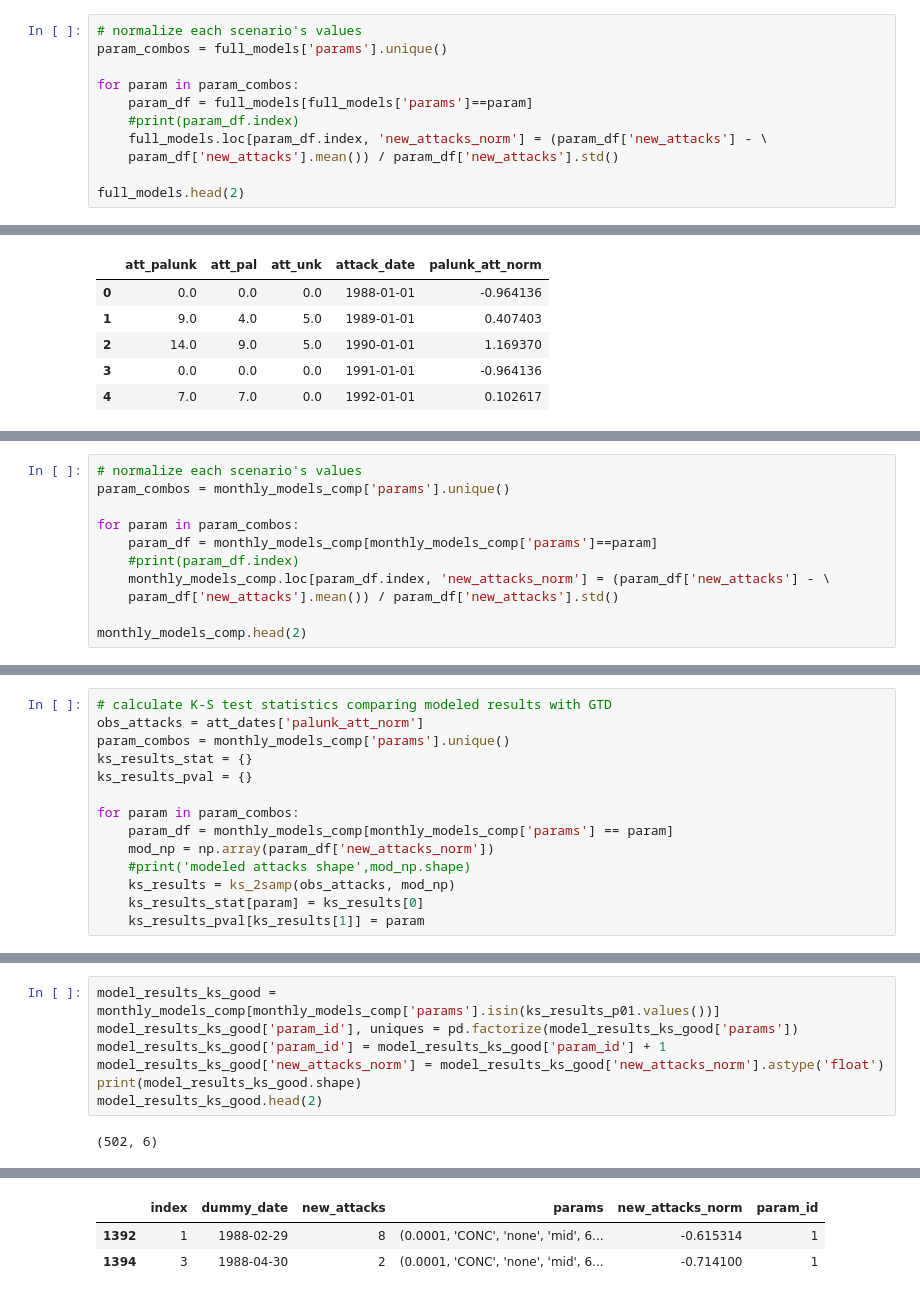
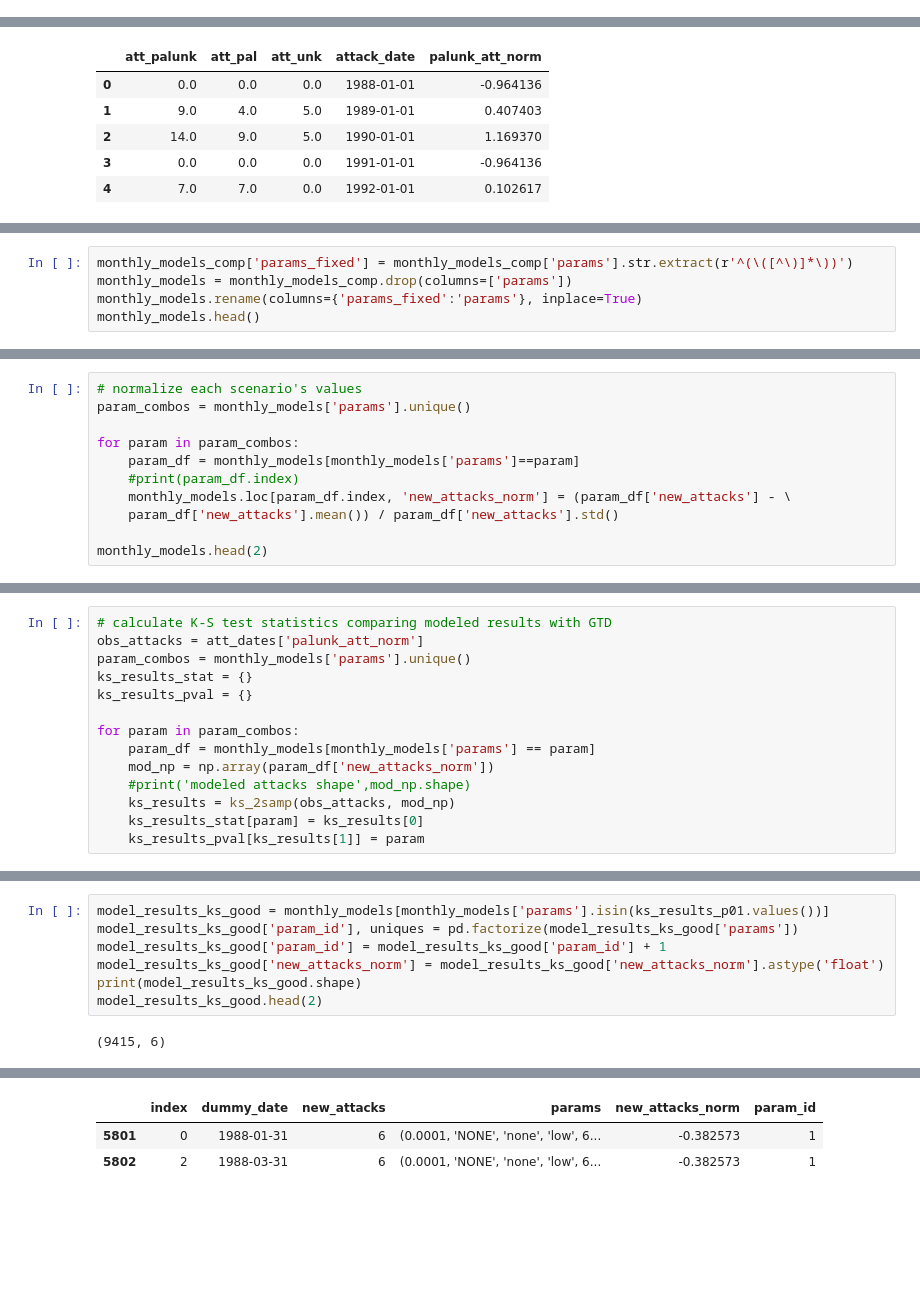
Before and after one commit to natalie-ayers/scientific-computing-counterterrorism-modeling, a Jupyter notebook: compare_model_and_real_dists.ipynb, the cells around one changed output, grey strips where cells are left out. Drawn from its saved outputs; the diff is of its cells as text; blank space fills up the shorter version.

```diff
--- a/compare_model_and_real_dists.ipynb
+++ b/compare_model_and_real_dists.ipynb
@@ -221,14 +219,3 @@ full_models.head()
-# %%
-# normalize each scenario's values
-param_combos = full_models['params'].unique()
-
-for param in param_combos:
-    param_df = full_models[full_models['params']==param]
-    #print(param_df.index)
-    full_models.loc[param_df.index, 'new_attacks_norm'] = (param_df['new_attacks'] - \
-    param_df['new_attacks'].mean()) / param_df['new_attacks'].std()
-
-full_models.head(2)
 # %%
 # normalize GTD attack counts
 att_dates['palunk_att_norm'] = (att_dates['att_palunk'] - \
@@ -266,0 +257,5 @@ monthly_models_comp.head()
+# %%
+monthly_models_comp['params_fixed'] = monthly_models_comp['params'].str.extract(r'^(\([^\)]*\))')
+monthly_models = monthly_models_comp.drop(columns=['params'])
+monthly_models.rename(columns={'params_fixed':'params'}, inplace=True)
+monthly_models.head()
@@ -267,13 +269,13 @@ monthly_models_comp.head()
 # %%
 # normalize each scenario's values
-param_combos = monthly_models_comp['params'].unique()
+param_combos = monthly_models['params'].unique()
 
 for param in param_combos:
-    param_df = monthly_models_comp[monthly_models_comp['params']==param]
+    param_df = monthly_models[monthly_models['params']==param]
     #print(param_df.index)
-    monthly_models_comp.loc[param_df.index, 'new_attacks_norm'] = (param_df['new_attacks'] - \
+    monthly_models.loc[param_df.index, 'new_attacks_norm'] = (param_df['new_attacks'] - \
     param_df['new_attacks'].mean()) / param_df['new_attacks'].std()
 
-monthly_models_comp.head(2)
+monthly_models.head(2)
 # %% [output]
 |  | index | dummy_date | new_attacks | params | new_attacks_norm |
@@ -282,12 +284,12 @@ monthly_models_comp.head(2)
 # %%
 # calculate K-S test statistics comparing modeled results with GTD
 obs_attacks = att_dates['palunk_att_norm']
-param_combos = monthly_models_comp['params'].unique()
+param_combos = monthly_models['params'].unique()
 ks_results_stat = {}
 ks_results_pval = {}
 
 for param in param_combos:
-    param_df = monthly_models_comp[monthly_models_comp['params'] == param]
+    param_df = monthly_models[monthly_models['params'] == param]
     mod_np = np.array(param_df['new_attacks_norm'])
     #print('modeled attacks shape',mod_np.shape)
     ks_results = ks_2samp(obs_attacks, mod_np)
@@ -319,30 +331,30 @@ ks_results_p01
 # %%
-model_results_ks_good = monthly_models_comp[monthly_models_comp['params'].isin(ks_results_p01.values())]
+model_results_ks_good = monthly_models[monthly_models['params'].isin(ks_results_p01.values())]
 model_results_ks_good['param_id'], uniques = pd.factorize(model_results_ks_good['params'])
 model_results_ks_good['param_id'] = model_results_ks_good['param_id'] + 1
 model_results_ks_good['new_attacks_norm'] = model_results_ks_good['new_attacks_norm'].astype('float')
 print(model_results_ks_good.shape)
 model_results_ks_good.head(2)
 # %% [output]
-(502, 6)
+(9415, 6)
 A value is trying to be set on a copy of a slice from a DataFrame.
 Try using .loc[row_indexer,col_indexer] = value instead
 
 See the caveats in the documentation: https://pandas.pydata.org/pandas-docs/stable/user_guide/indexing.html#returning-a-view-versus-a-copy
   model_results_ks_good['param_id'], uniques = pd.factorize(model_results_ks_good['params'])
 A value is trying to be set on a copy of a slice from a DataFrame.
 Try using .loc[row_indexer,col_indexer] = value instead
 
 See the caveats in the documentation: https://pandas.pydata.org/pandas-docs/stable/user_guide/indexing.html#returning-a-view-versus-a-copy
   model_results_ks_good['param_id'] = model_results_ks_good['param_id'] + 1
 A value is trying to be set on a copy of a slice from a DataFrame.
 Try using .loc[row_indexer,col_indexer] = value instead
 
 See the caveats in the documentation: https://pandas.pydata.org/pandas-docs/stable/user_guide/indexing.html#returning-a-view-versus-a-copy
   model_results_ks_good['new_attacks_norm'] = model_results_ks_good['new_attacks_norm'].astype('float')
 |  | index | dummy_date | new_attacks | params | new_attacks_norm | param_id |
-| 1392 | 1 | 1988-02-29 | 8 | (0.0001, 'CONC', 'none', 'mid', 6... | -0.615314 | 1 |
-| 1394 | 3 | 1988-04-30 | 2 | (0.0001, 'CONC', 'none', 'mid', 6... | -0.714100 | 1 |
+| 5801 | 0 | 1988-01-31 | 6 | (0.0001, 'NONE', 'none', 'low', 6... | -0.382573 | 1 |
+| 5802 | 2 | 1988-03-31 | 6 | (0.0001, 'NONE', 'none', 'low', 6... | -0.382573 | 1 |
 # %%
 comp_id = 2
 to_stack = model_results_ks_good[model_results_ks_good['param_id']==comp_id]
```
Also changed, not shown: parts of 25 cells of this notebook, 4 other files.
